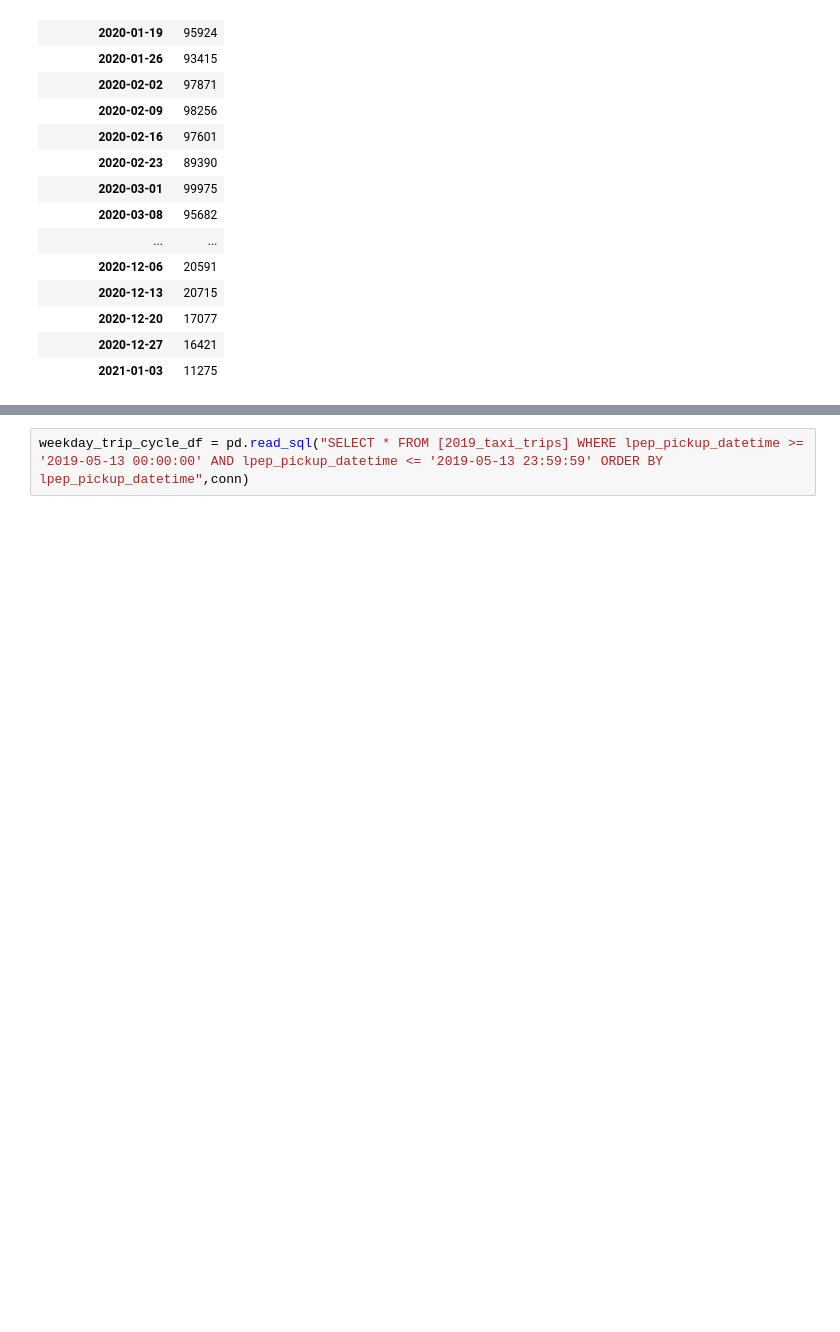
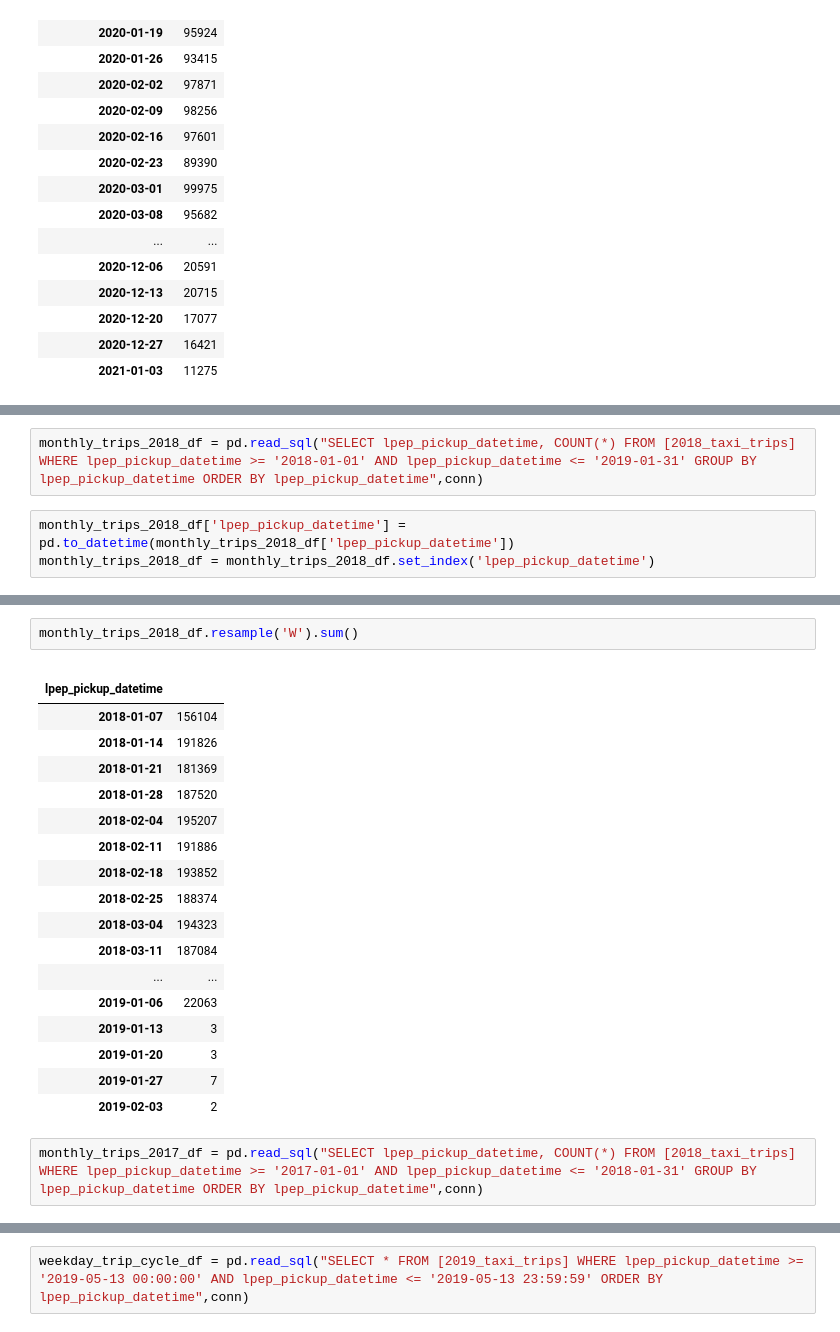
Before and after one commit to CCNY-Analytics-and-Quant/Team-Killer-Bass, a Jupyter notebook: taxi_company_final_project.ipynb, the cells around one changed output, grey strips where cells are left out. Saved outputs shown, nothing was run; the diff lists cells and outputs as text; blank space fills up the shorter version.

```diff
--- a/taxi_company_final_project.ipynb
+++ b/taxi_company_final_project.ipynb
@@ -69,0 +116,5 @@ monthly_trips_2020_df.resample('W').sum()
+# %%
+monthly_trips_2018_df = pd.read_sql("SELECT lpep_pickup_datetime, COUNT(*) FROM [2018_taxi_trips] WHERE lpep_pickup_datetime >= '2018-01-01' AND lpep_pickup_datetime <= '2019-01-31' GROUP BY lpep_pickup_datetime ORDER BY lpep_pickup_datetime",conn)
+# %%
+monthly_trips_2018_df['lpep_pickup_datetime'] = pd.to_datetime(monthly_trips_2018_df['lpep_pickup_datetime'])
+monthly_trips_2018_df = monthly_trips_2018_df.set_index('lpep_pickup_datetime')
@@ -69,0 +139,23 @@ monthly_trips_2020_df.resample('W').sum()
+# %%
+monthly_trips_2018_df.resample('W').sum()
+# %% [output]
+|  |  |
+| lpep_pickup_datetime |  |
+| 2018-01-07 | 156104 |
+| 2018-01-14 | 191826 |
+| 2018-01-21 | 181369 |
+| 2018-01-28 | 187520 |
+| 2018-02-04 | 195207 |
+| 2018-02-11 | 191886 |
+| 2018-02-18 | 193852 |
+| 2018-02-25 | 188374 |
+| 2018-03-04 | 194323 |
+| 2018-03-11 | 187084 |
+| ... | ... |
+| 2019-01-06 | 22063 |
+| 2019-01-13 | 3 |
+| 2019-01-20 | 3 |
+| 2019-01-27 | 7 |
+| 2019-02-03 | 2 |
+# %%
+monthly_trips_2017_df = pd.read_sql("SELECT lpep_pickup_datetime, COUNT(*) FROM [2018_taxi_trips] WHERE lpep_pickup_datetime >= '2017-01-01' AND lpep_pickup_datetime <= '2018-01-31' GROUP BY lpep_pickup_datetime ORDER BY lpep_pickup_datetime",conn)
```
Also changed, not shown: parts of 11 cells of this notebook.
